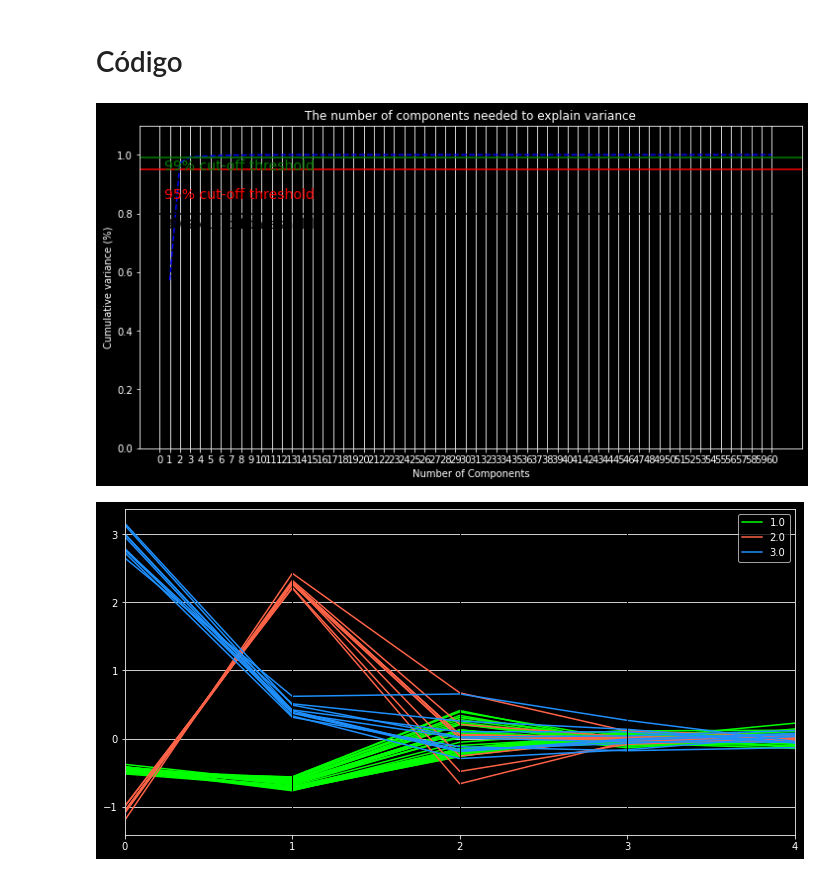
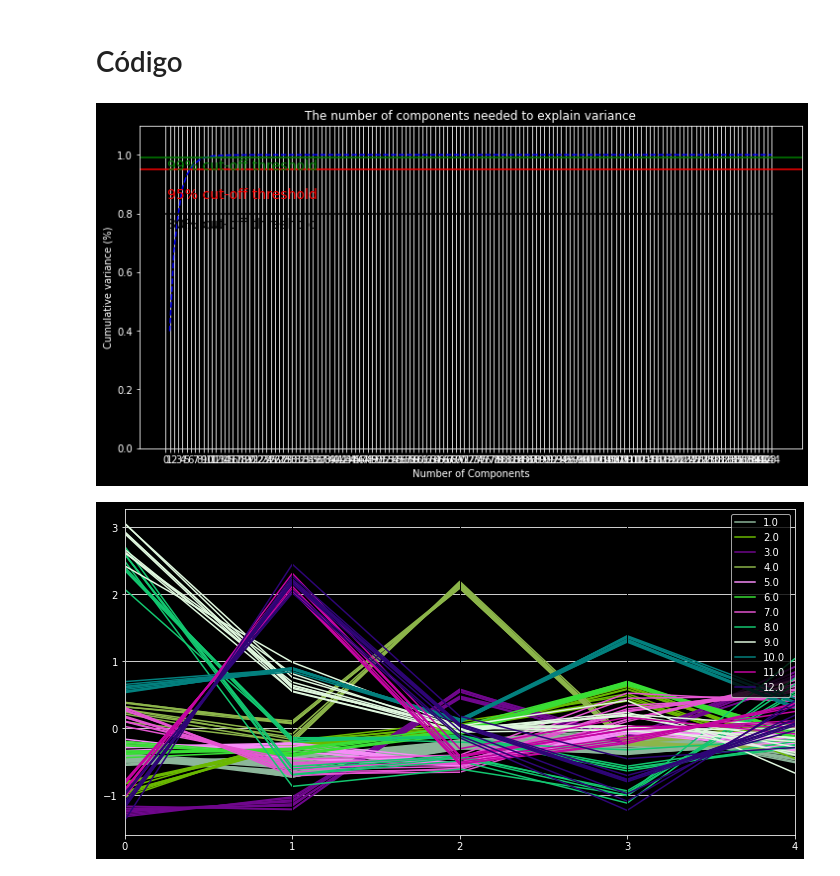
Before and after one commit to fefilizzola/HIML_TrabalhoFinal, a Jupyter notebook: trabalho_final_revGFS.ipynb, the cells around one changed output. Saved outputs shown, nothing was run; the diff lists cells and outputs as text; code cells hidden in the pictures.

```diff
--- a/trabalho_final_revGFS.ipynb
+++ b/trabalho_final_revGFS.ipynb
@@ -34,7 +34,7 @@ import warnings
 warnings.filterwarnings('ignore')
 # %%
 # Params Download Data.
-case_scheme = ["R", "L", "H"]
+case_scheme = ["R","A","B","C","D","E","F","G","H","I","K","L"]
 CH_numbers = 8
 na = 17
 # string="white_noise_"+str(case_num)+".lvm"
@@ -99,15 +99,16 @@ plt.text(0.5, 0.75, '80% cut-off threshold', color = 'black', fontsize=14)
 ax.grid(axis='x')
 plt.show()
 # %% [output]
-[figure, old version]
+[figure, new version]
 # %%
 y_all = pd.DataFrame({'target':df_AR[:,-1]})
 df_all_PCA = pd.DataFrame(PCA(n_components=5).fit_transform(df_AR[:,:-1]))#,columns=[f'{x} Component' for x in range(1,np.size(yi)+1)])
 df_parallel = pd.concat([df_all_PCA,y_all],axis=1)
-import plotly.express as px
-fig = pd.plotting.parallel_coordinates(df_parallel,"target",color=["lime", "tomato","dodgerblue"]) # px.parallel_coordinates(df_parallel,)
+temp = [str(x) for x in df_parallel['target']]
+df_parallel['target'] = temp
+fig = pd.plotting.parallel_coordinates(df_parallel,"target") # px.parallel_coordinates(df_parallel,)
 # %% [output]
-[figure, old version]
+[figure, new version]
 # %%
 df_melted = df_parallel.melt(id_vars=['target'])
 sns.boxplot(data = df_melted[df_melted['variable']<=10],x='variable',y='value',hue='target')
```
Also changed, not shown: parts of 4 cells of this notebook, 1 other file.
